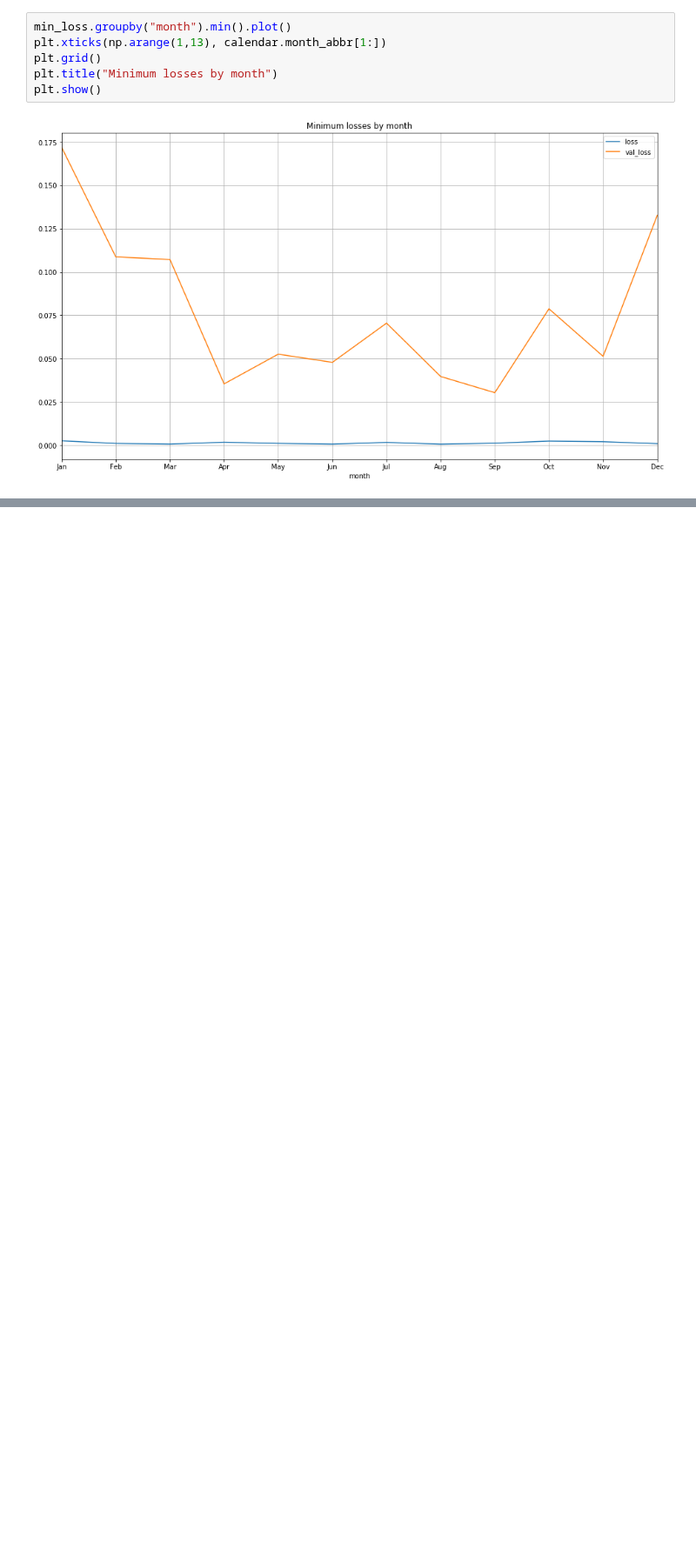
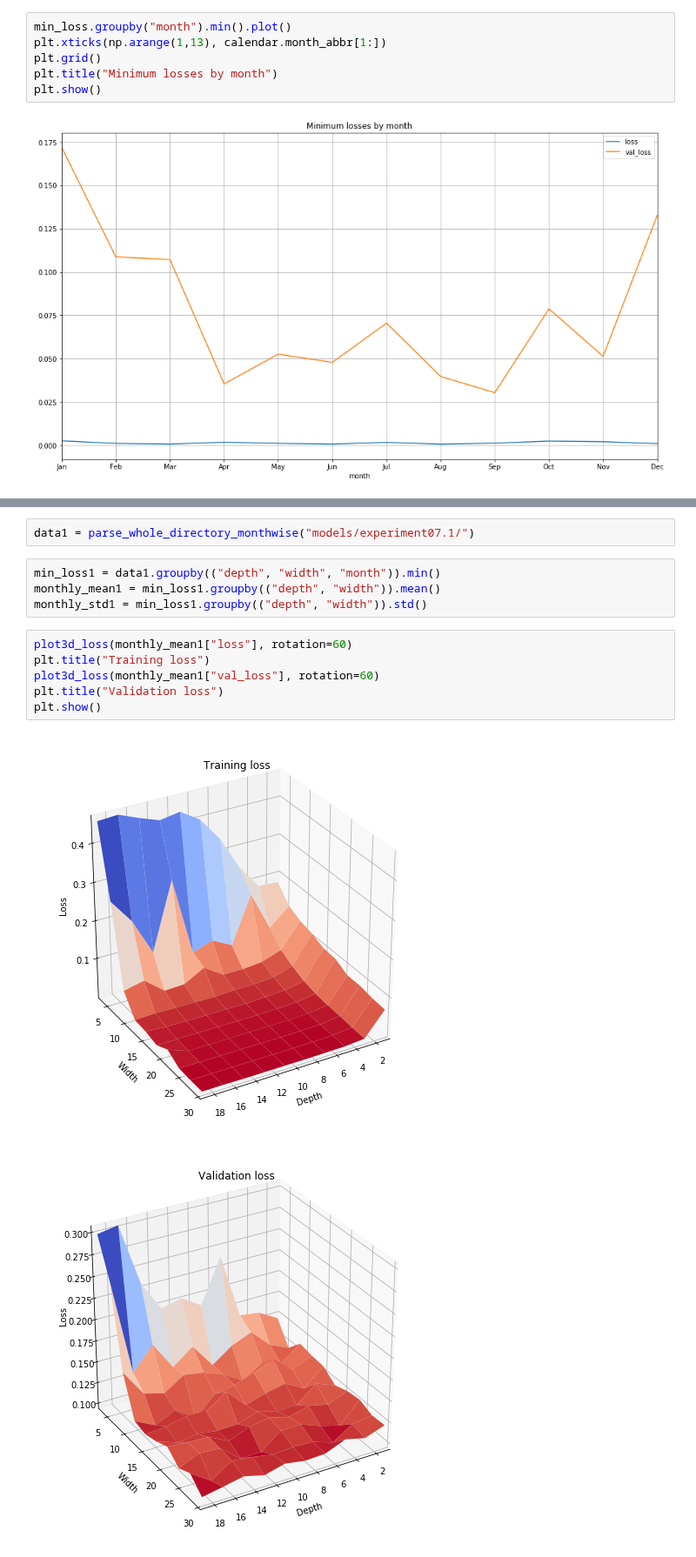
Before and after one commit to leyhline/vix-term-structure, a Jupyter notebook: experiment07.ipynb, the cells around one changed output, grey strips where cells are left out. Shown at 87% size. Drawn from its saved outputs; the diff is of its cells as text; blank space fills up the shorter version.

Commit message:
Some experiments (7.1) without VIX; worked better

```diff
--- a/experiment07.ipynb
+++ b/experiment07.ipynb
@@ -87,0 +92,15 @@ plt.show()
+# %%
+data1 = parse_whole_directory_monthwise("models/experiment07.1/")
+# %%
+min_loss1 = data1.groupby(("depth", "width", "month")).min()
+monthly_mean1 = min_loss1.groupby(("depth", "width")).mean()
+monthly_std1 = min_loss1.groupby(("depth", "width")).std()
+# %%
+plot3d_loss(monthly_mean1["loss"], rotation=60)
+plt.title("Training loss")
+plot3d_loss(monthly_mean1["val_loss"], rotation=60)
+plt.title("Validation loss")
+plt.show()
+# %% [output]
+[figure, added]
+[figure, added]
```
Also changed, not shown: parts of 3 cells of this notebook.
